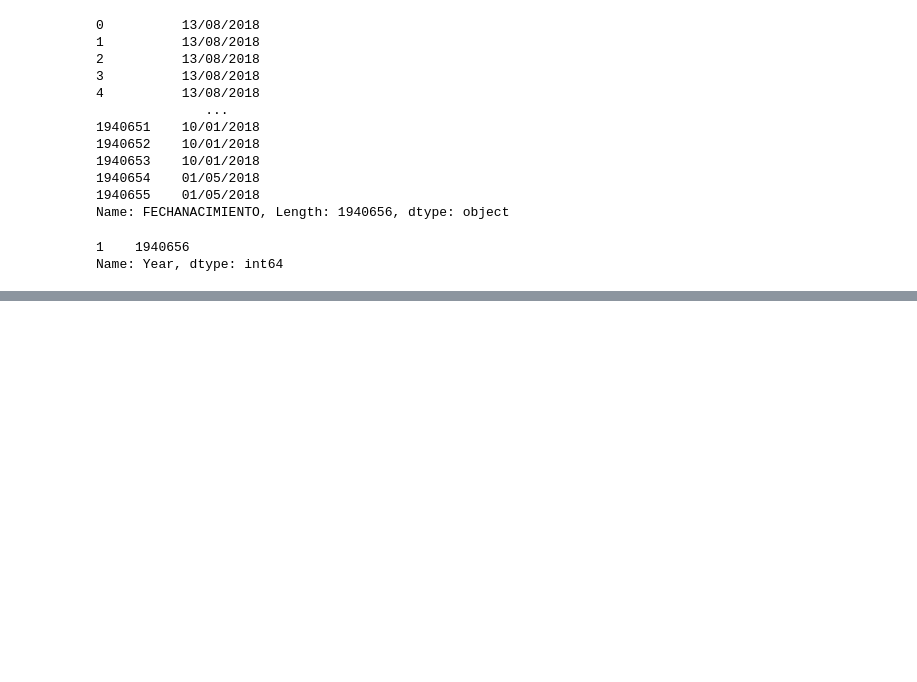
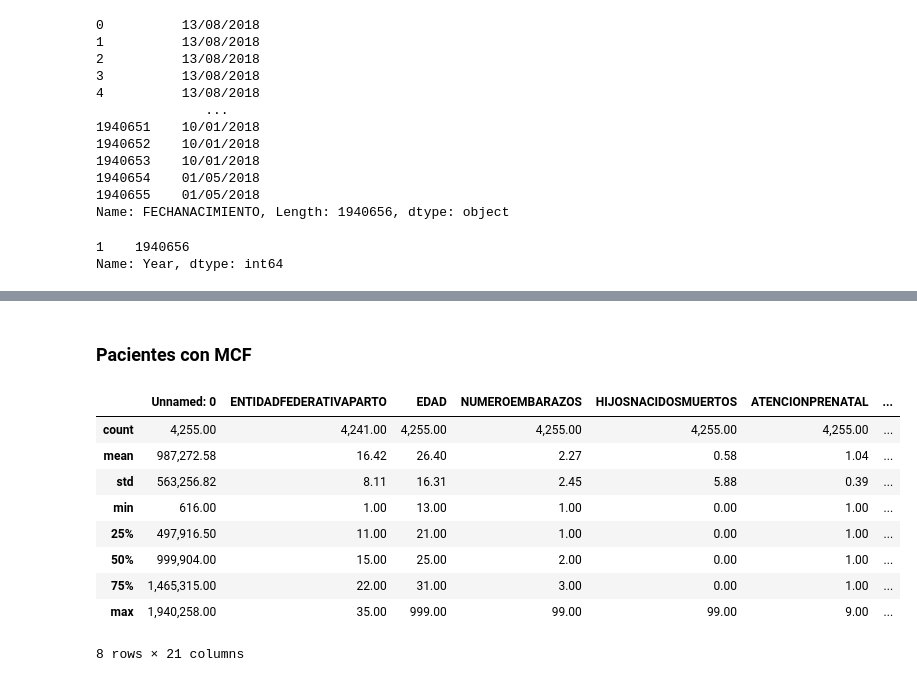
Before and after one commit to tlacloc/analisis-defunciones-nacimientos-2022, a Jupyter notebook: 2018_nacimientos.ipynb, the cells around one changed output, grey strips where cells are left out. Drawn from its saved outputs; the diff is of its cells as text; code cells hidden in the pictures; blank space fills up the shorter version.

```diff
--- a/2018_nacimientos.ipynb
+++ b/2018_nacimientos.ipynb
@@ -632,6 +958,7 @@ df[key] = None
 df[key].mask((df[etiqueta] >= 7) & (df[etiqueta] <= 10), 1, inplace=True)
 df[key].mask((df[etiqueta] >= 4) & (df[etiqueta] <= 6), 2, inplace=True)
 df[key].mask((df[etiqueta] >= 0) & (df[etiqueta] <= 3), 3, inplace=True)
+df[key].mask((df[etiqueta] == 99), 4, inplace=True)
 df[key].value_counts()
 # %% [output]
 1    1904890
@@ -725,0 +1117,16 @@ df.to_csv(fileName, index=False)
+# %% [markdown]
+### Pacientes con MCF
+# %%
+label = "MCC-General"
+df[df[label] == 1].describe().applymap('{:,.2f}'.format)
+# %% [output]
+|  | Unnamed: 0 | ENTIDADFEDERATIVAPARTO | EDAD | NUMEROEMBARAZOS | HIJOSNACIDOSMUERTOS | ATENCIONPRENATAL | ... |
+| count | 4,255.00 | 4,241.00 | 4,255.00 | 4,255.00 | 4,255.00 | 4,255.00 | ... |
+| mean | 987,272.58 | 16.42 | 26.40 | 2.27 | 0.58 | 1.04 | ... |
+| std | 563,256.82 | 8.11 | 16.31 | 2.45 | 5.88 | 0.39 | ... |
+| min | 616.00 | 1.00 | 13.00 | 1.00 | 0.00 | 1.00 | ... |
+| 25% | 497,916.50 | 11.00 | 21.00 | 1.00 | 0.00 | 1.00 | ... |
+| 50% | 999,904.00 | 15.00 | 25.00 | 2.00 | 0.00 | 1.00 | ... |
+| 75% | 1,465,315.00 | 22.00 | 31.00 | 3.00 | 0.00 | 1.00 | ... |
+| max | 1,940,258.00 | 35.00 | 999.00 | 99.00 | 99.00 | 9.00 | ... |
+8 rows × 21 columns
```
Also changed, not shown: parts of 92 cells of this notebook.
